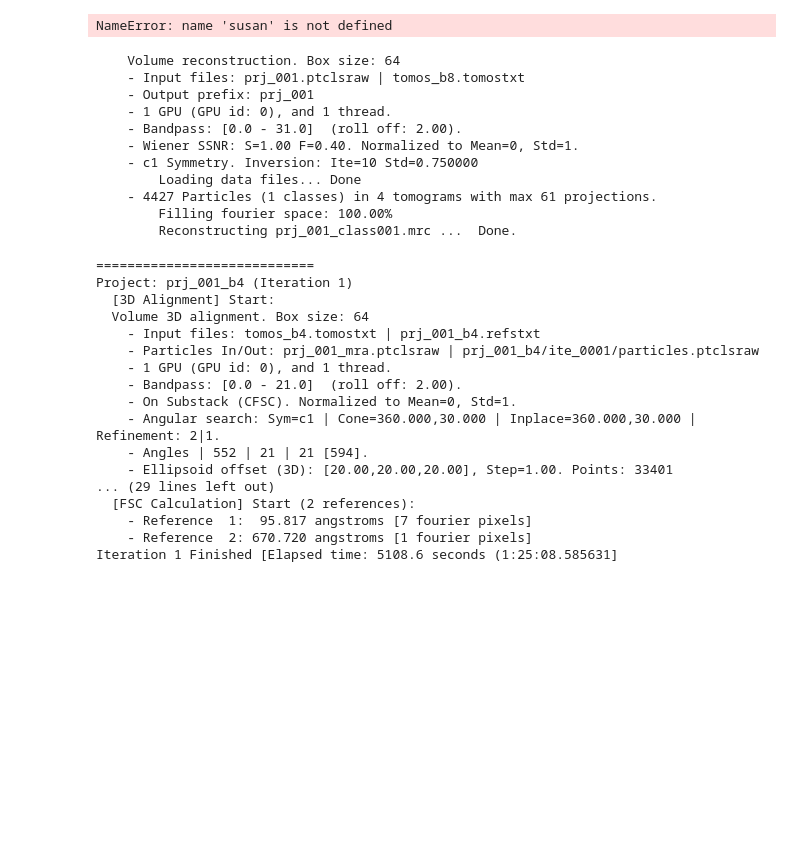
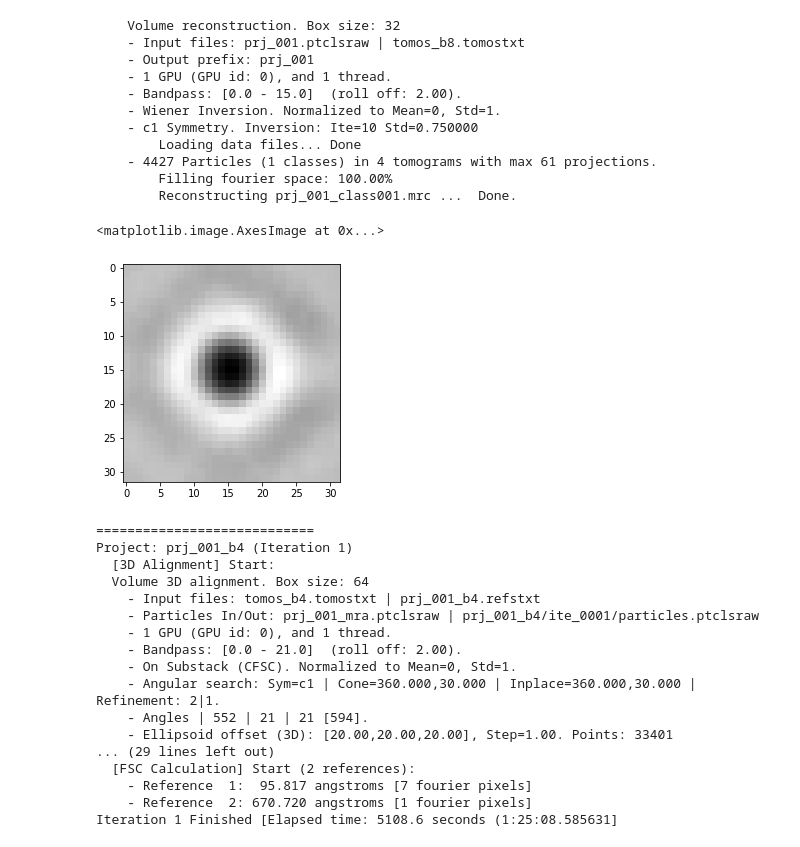
Before and after one commit to rkms86/SUSAN, a Jupyter notebook: +SUSAN/tutorial_01/workflow.ipynb, the cells around one changed output. Cells and saved outputs as stored; diff of their text form; code cells hidden in the pictures; blank space fills up the shorter version.

```diff
--- a/+SUSAN/tutorial_01/workflow.ipynb
+++ b/+SUSAN/tutorial_01/workflow.ipynb
@@ -17,6 +23,7 @@ apix  = 2.62
 tsiz  = (3710,3710,880)
 for i in range(4):
     base = 'data/mixedCTEM_tomo%d' % (i+1)
+    tomos.tomo_id[i] = i+1
     tomos.set_stack  (i,base+'.b1.ali.mrc')
     tomos.set_angles (i,base+'.tlt')
     tomos.set_defocus(i,base+'.defocus')
@@ -29,6 +36,7 @@ apix  = 2.62*2
 tsiz  = (3710/2,3710/2,880/2)
 for i in range(4):
     base = 'data/mixedCTEM_tomo%d' % (i+1)
+    tomos.tomo_id[i] = i+1
     tomos.set_stack  (i,base+'.b2.ali.mrc')
     tomos.set_angles (i,base+'.tlt')
     tomos.set_defocus(i,base+'.defocus')
@@ -41,6 +49,7 @@ apix  = 2.62*4
 tsiz  = (3710/4,3710/4,880/4)
 for i in range(4):
     base = 'data/mixedCTEM_tomo%d' % (i+1)
+    tomos.tomo_id[i] = i+1
     tomos.set_stack  (i,base+'.b4.ali.mrc')
     tomos.set_angles (i,base+'.tlt')
     tomos.set_defocus(i,base+'.defocus')
@@ -53,11 +62,10 @@ apix  = 2.62*8
 tsiz  = (3710/8,3710/8,880/8)
 for i in range(4):
     base = 'data/mixedCTEM_tomo%d' % (i+1)
+    tomos.tomo_id[i] = i+1
     tomos.set_stack  (i,base+'.b8.ali.mrc')
     tomos.set_angles (i,base+'.tlt')
     tomos.set_defocus(i,base+'.defocus')
     tomos.pix_size[i]  = apix
     tomos.tomo_size[i] = tsiz
 tomos.save('tomos_b8.tomostxt')
-# %% [output]
-NameError: name 'susan' is not defined
@@ -64,21 +81,24 @@ NameError: name 'susan' is not defined
 # %%
 avgr = susan.modules.Averager()
 avgr.list_gpus_ids  = [0]
-avgr.ctf_correction = 'wiener_ssnr'
-avgr.ssnr.S = 1
-avgr.ssnr.F = 0.4
+avgr.ctf_correction = 'wiener'
 avgr.rec_halfsets   = False
 avgr.reconstruct('prj_001','tomos_b8.tomostxt','prj_001.ptclsraw',32)
+# Initial reconstruction should looks like a sphere (no angles)
+v,_ = susan.io.mrc.read('prj_001_class001.mrc')
+plt.imshow(v[16],'gray')
 # %% [output]
-    Volume reconstruction. Box size: 64
+    Volume reconstruction. Box size: 32
     - Input files: prj_001.ptclsraw | tomos_b8.tomostxt
     - Output prefix: prj_001
     - 1 GPU (GPU id: 0), and 1 thread.
-    - Bandpass: [0.0 - 31.0]  (roll off: 2.00).
-    - Wiener SSNR: S=1.00 F=0.40. Normalized to Mean=0, Std=1.
+    - Bandpass: [0.0 - 15.0]  (roll off: 2.00).
+    - Wiener Inversion. Normalized to Mean=0, Std=1.
     - c1 Symmetry. Inversion: Ite=10 Std=0.750000
         Loading data files... Done
     - 4427 Particles (1 classes) in 4 tomograms with max 61 projections.
         Filling fourier space: 100.00%
         Reconstructing prj_001_class001.mrc ...  Done.
+<matplotlib.image.AxesImage at 0x...>
+[figure, added]
 # %%
```
Also changed, not shown: parts of 15 cells of this notebook, 3 other files.
